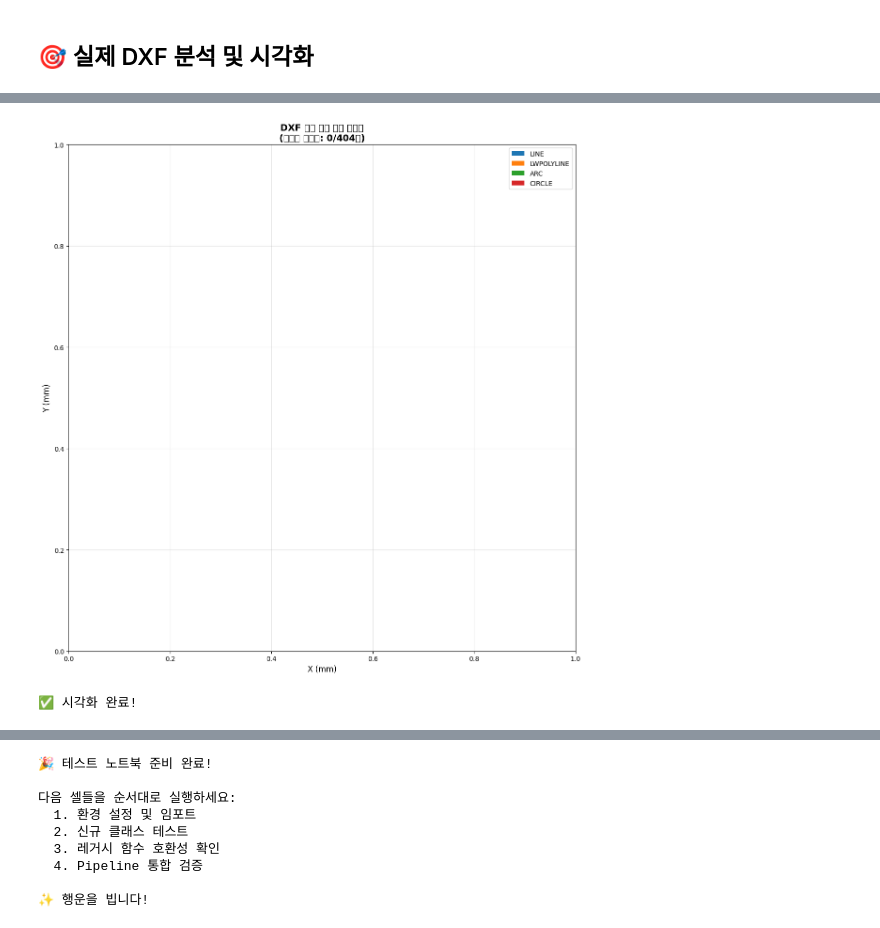
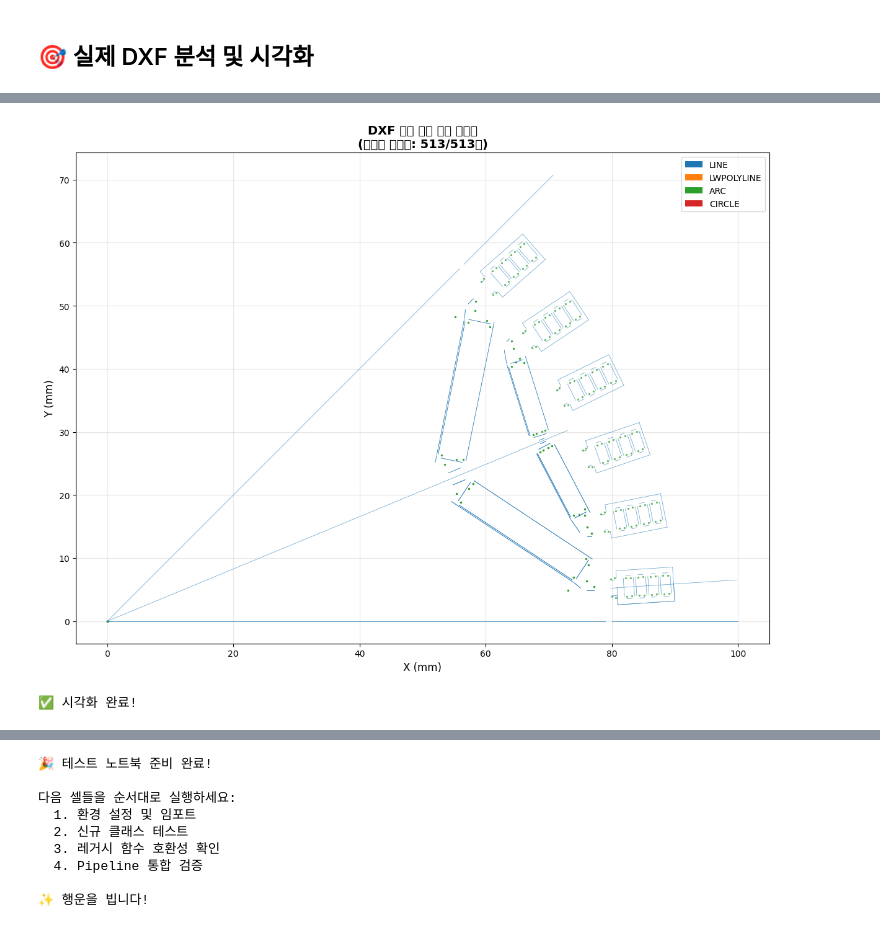
Before and after one commit to enjoyneer87/eMach, a Jupyter notebook: Class/pyMotorGeo/test_refactoring_notebook.ipynb, the cells around one changed output, grey strips where cells are left out. Cells and saved outputs as stored; diff of their text form; code cells hidden in the pictures.

```diff
--- a/Class/pyMotorGeo/test_refactoring_notebook.ipynb
+++ b/Class/pyMotorGeo/test_refactoring_notebook.ipynb
@@ -909,66 +866,78 @@ if len(entities) > 0:
         'SPLINE': '#8c564b',
     }
 
+    def _etype(ent):
+        return ent.get('entity_type', 'UNKNOWN') if isinstance(ent, dict) else getattr(ent, 'entity_type', 'UNKNOWN')
+
+    def _points(ent):
+        return ent.get('points', []) if isinstance(ent, dict) else getattr(ent, 'points', [])
+
+    def _radius(ent):
+        return ent.get('radius', None) if isinstance(ent, dict) else getattr(ent, 'radius', None)
+
     entity_count = 0
-    for entity in entities[:500]:  # 성능상 첫 500개만 그리기
+    for entity in entities[:2000]:  # 성능상 상한 지정
         try:
-            if entity.entity_type == 'LINE':
-                x = [entity.points[0][0], entity.points[1][0]]
-                y = [entity.points[0][1], entity.points[1][1]]
+            et = _etype(entity)
+            pts = _points(entity)
+
+            if et == 'LINE' and len(pts) >= 2:
+                x = [pts[0][0], pts[1][0]]
+                y = [pts[0][1], pts[1][1]]
                 ax.plot(x, y, color=colors.get('LINE', 'blue'), linewidth=0.5, alpha=0.7)
                 entity_count += 1
 
-            elif entity.entity_type == 'LWPOLYLINE':
-                points = entity.points
-                x = [p[0] for p in points]
-                y = [p[1] for p in points]
+            elif et == 'LWPOLYLINE' and len(pts) >= 2:
+                x = [p[0] for p in pts]
+                y = [p[1] for p in pts]
                 ax.plot(x, y, color=colors.get('LWPOLYLINE', 'orange'), linewidth=0.5, alpha=0.7)
                 entity_count += 1
 
-            elif entity.entity_type == 'ARC':
-                # 호를 선분으로 근사
-                points = entity.points
-                x = [p[0] for p in points]
-                y = [p[1] for p in points]
-                ax.plot(x, y, color=colors.get('ARC', 'green'), linewidth=0.5, alpha=0.8)
+            elif et == 'ARC' and len(pts) > 0:
+                # 현재 구조에서는 중심점만 있을 수 있어 점으로 표시
+                x = [p[0] for p in pts]
+                y = [p[1] for p in pts]
+                ax.scatter(x, y, color=colors.get('ARC', 'green'), s=2, alpha=0.6)
                 entity_count += 1
 
-            elif entity.entity_type == 'CIRCLE':
-                if len(entity.points) > 0:
-                    cx, cy = entity.points[0][:2]
-                    r = entity.radius
+            elif et == 'CIRCLE' and len(pts) > 0:
+                cx, cy = pts[0][:2]
+                r = _radius(entity)
+                if r is not None and r > 0:
                     circle = patches.Circle((cx, cy), r, fill=False,
-                                          edgecolor=colors.get('CIRCLE', 'red'),
-                                          linewidth=0.5, alpha=0.7)
+                                            edgecolor=colors.get('CIRCLE', 'red'),
+                                            linewidth=0.5, alpha=0.7)
                     ax.add_patch(circle)
-                    entity_count += 1
-        except:
+                else:
+                    ax.scatter([cx], [cy], color=colors.get('CIRCLE', 'red'), s=2, alpha=0.6)
+                entity_count += 1
+        except Exception:
             pass
 
     # 축 설정
     ax.set_aspect('equal')
     ax.grid(True, alpha=0.3)
     ax.set_xlabel('X (mm)', fontsize=12)
     ax.set_ylabel('Y (mm)', fontsize=12)
     ax.set_title(f'DXF 모터 기하 구조 시각화\n(표시된 엔티티: {entity_count}/{len(entities)}개)', fontsize=14, fontweight='bold')
 
     # 범례
     legend_elements = [
-        patches.Patch(facecolor=colors['LINE'], label=f'LINE'),
-        patches.Patch(facecolor=colors['LWPOLYLINE'], label=f'LWPOLYLINE'),
-        patches.Patch(facecolor=colors['ARC'], label=f'ARC'),
-        patches.Patch(facecolor=colors['CIRCLE'], label=f'CIRCLE'),
+        patches.Patch(facecolor=colors['LINE'], label='LINE'),
+        patches.Patch(facecolor=colors['LWPOLYLINE'], label='LWPOLYLINE'),
+        patches.Patch(facecolor=colors['ARC'], label='ARC'),
+        patches.Patch(facecolor=colors['CIRCLE'], label='CIRCLE'),
     ]
     ax.legend(handles=legend_elements, loc='upper right', fontsize=10)
 
     plt.tight_layout()
     plt.show()
 
-    print("✅ 시각화 완료!")
+    print('✅ 시각화 완료!')
 else:
-    print("❌ 시각화할 엔티티가 없습니다.")
+    print('❌ 시각화할 엔티티가 없습니다.')
 # %% [output]
-[figure, old version]
+[figure, new version]
 ✅ 시각화 완료!
 # %%
 # 엔티티별 반경 분포 시각화
```
Also changed, not shown: parts of 8 cells of this notebook, 56 other files.
